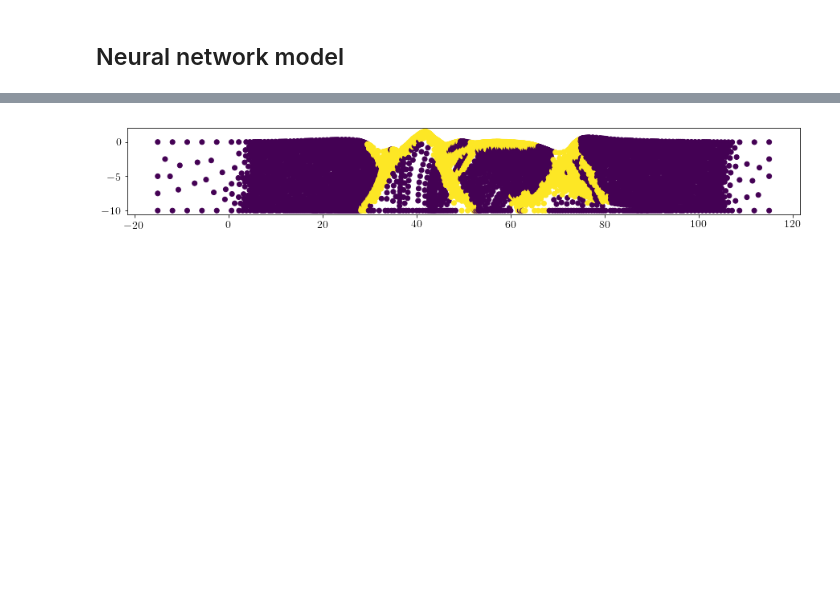
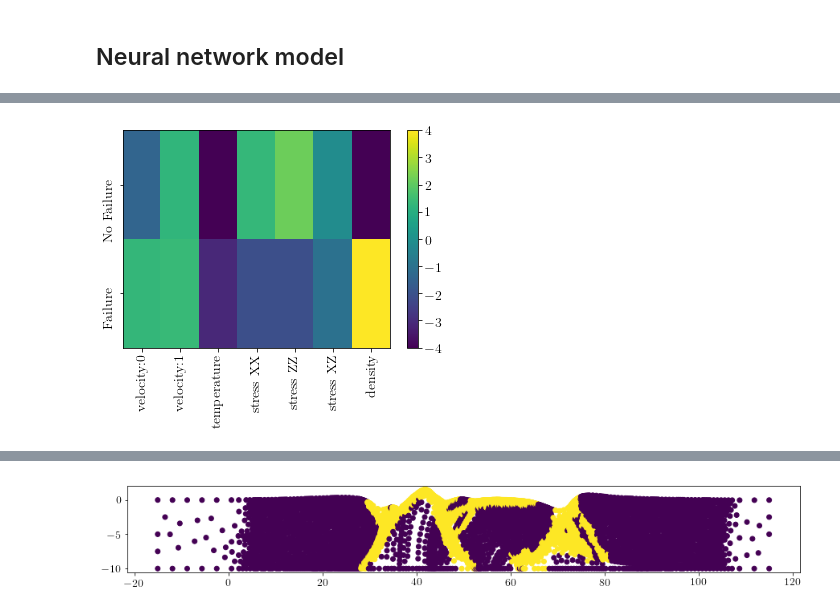
Before and after one commit to msahamed/predict_tectonic_deformation_machine_learning, a Jupyter notebook: build_model_random_forest.ipynb, the cells around one changed output, grey strips where cells are left out. Cells and saved outputs as stored; diff of their text form; code cells hidden in the pictures; blank space fills up the shorter version.

```diff
--- a/build_model_random_forest.ipynb
+++ b/build_model_random_forest.ipynb
@@ -250,0 +254,2 @@ deviatoric_nsw.plot_model_weights((8, 6))
+# %%
+ww = deviatoric.get_model_weights()
@@ -250,0 +260,17 @@ deviatoric_nsw.plot_model_weights((8, 6))
+# %%
+a = ww[0]
+b = ww[2]
+c = ww[4]
+# %%
+result = np.dot(a, np.dot(b, c))
+# %%
+plt.pcolormesh(np.transpose(result), vmin=-4, vmax=4)
+xlabels = ['velocity:0', 'velocity:1', 'temperature', 'stress XX', 'stress ZZ', 'stress XZ', 'density']
+plt.xticks([0.5+float(x) for x in range(0, len(xlabels))], xlabels, rotation='vertical')
+
+ylabels = ['Failure', 'No Failure']
+plt.yticks([0.5+float(x) for x in range(0, len(ylabels))], ylabels, rotation='vertical')
+plt.colorbar(orientation='vertical')
+plt.show()
+# %% [output]
+[figure, added]
```
Also changed, not shown: parts of 11 cells of this notebook, 3 other files.
